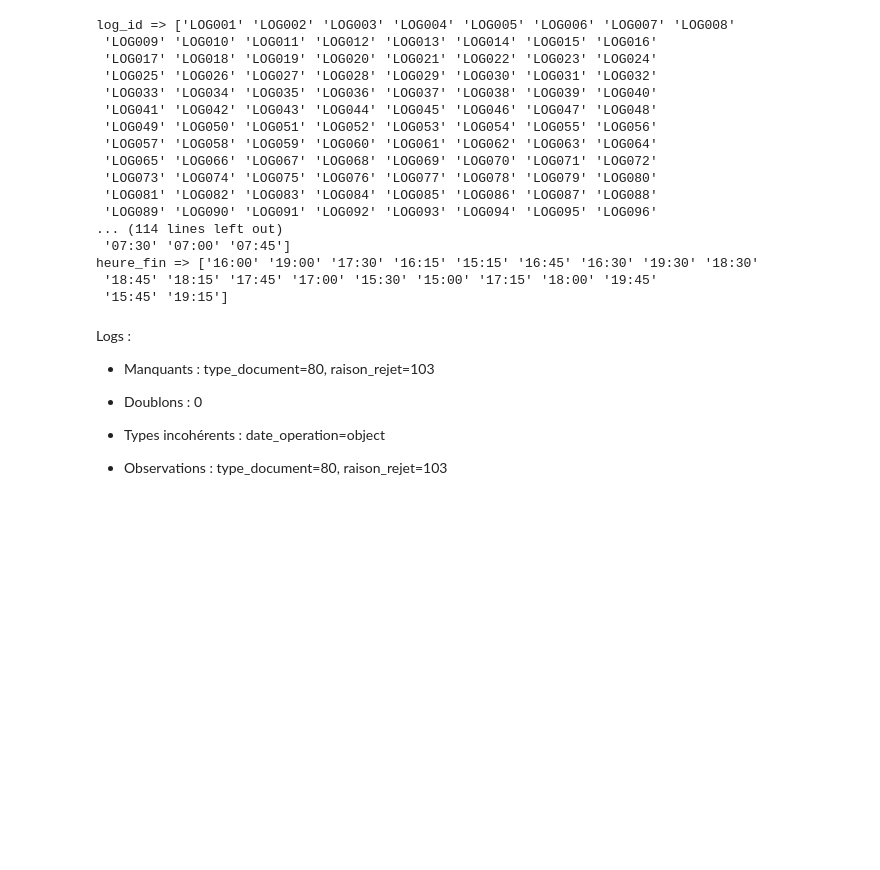
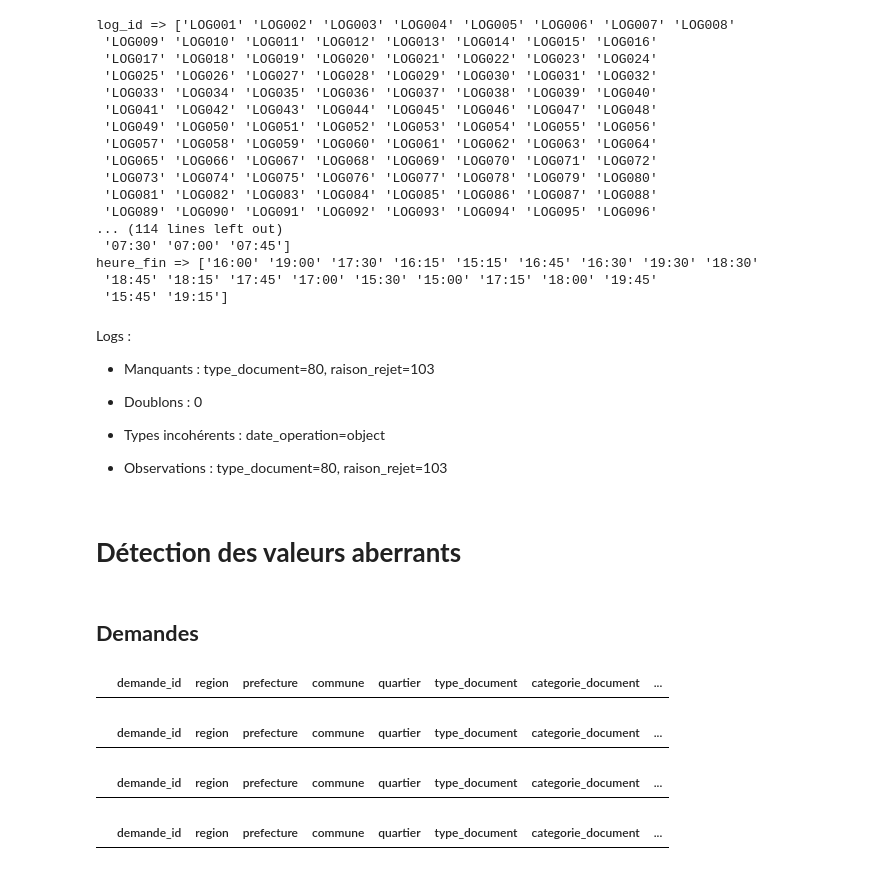
Before and after one commit to jgbedevi/test_technique_analyste, a Jupyter notebook: notebooks/Untitled.ipynb, the cells around one changed output. Saved outputs shown, nothing was run; the diff lists cells and outputs as text; code cells hidden in the pictures; blank space fills up the shorter version.

```diff
--- a/notebooks/Untitled.ipynb
+++ b/notebooks/Untitled.ipynb
@@ -1317,3 +1317,27 @@ Logs :
 * Types incohérents : date_operation=object
 
 * Observations : type_document=80, raison_rejet=103
+# %% [markdown]
+# **Détection des valeurs aberrants**
+# %% [markdown]
+## **Demandes**
+# %%
+#Délais < 1
+df_demandes[df_demandes['delai_traitement_jours'] < 1]
+# %% [output]
+|  | demande_id | region | prefecture | commune | quartier | type_document | categorie_document | ... |
+# %%
+# Taux_rejet hors bornes
+df_demandes[(df_demandes['taux_rejet'] < 0) | (df_demandes['taux_rejet'] > 1)]
+# %% [output]
+|  | demande_id | region | prefecture | commune | quartier | type_document | categorie_document | ... |
+# %%
+# Nombre de demandes négatif
+df_demandes[df_demandes['nombre_demandes'] < 0]
+# %% [output]
+|  | demande_id | region | prefecture | commune | quartier | type_document | categorie_document | ... |
+# %%
+#Âge demandeur >120
+df_demandes[df_demandes['age_demandeur'] > 120]
+# %% [output]
+|  | demande_id | region | prefecture | commune | quartier | type_document | categorie_document | ... |
```
Also changed, not shown: parts of 4 cells of this notebook.
